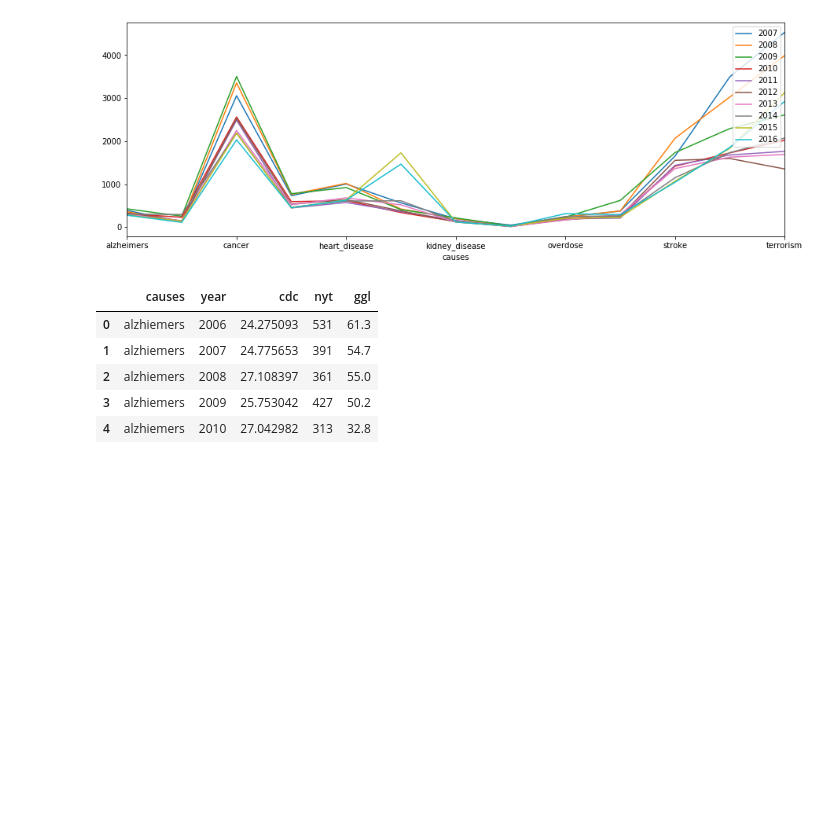
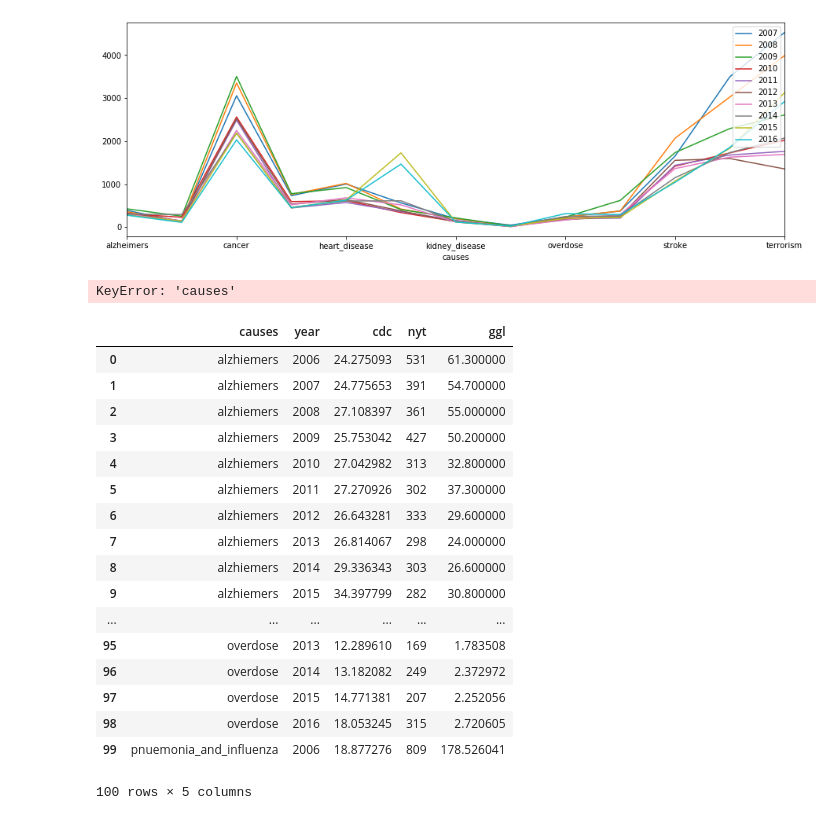
Before and after one commit to CalebChronowski/Data-Bootcamp-Project-1-Group-C, a Jupyter notebook: Untitled.ipynb, the cells around one changed output. Drawn from its saved outputs; the diff is of its cells as text; code cells hidden in the pictures; blank space fills up the shorter version.

```diff
--- a/Untitled.ipynb
+++ b/Untitled.ipynb
@@ -142,17 +147,34 @@ plt.legend(loc = 1)
 plt.savefig("NYT Causes by Year.png")
 # %% [output]
 [figure]
+# %%
+df_nyt_pivot.plot(kind='line',x='causes',y='year', color='red', figsize=(15,5))
+df_nyt_pivot.plot(kind='line',x='causes',y='year', color='blue', figsize=(15,5))
+# %% [output]
+KeyError: 'causes'
 # %%
 joined_to_load = 'Resources/joined.csv'
 joined_csv = pd.read_csv(joined_to_load)
 joined_df = pd.DataFrame(joined_csv)
-joined_df.head()
+joined_df.head(100)
 # %% [output]
 |  | causes | year | cdc | nyt | ggl |
-| 0 | alzhiemers | 2006 | 24.275093 | 531 | 61.3 |
-| 1 | alzhiemers | 2007 | 24.775653 | 391 | 54.7 |
-| 2 | alzhiemers | 2008 | 27.108397 | 361 | 55.0 |
-| 3 | alzhiemers | 2009 | 25.753042 | 427 | 50.2 |
-| 4 | alzhiemers | 2010 | 27.042982 | 313 | 32.8 |
+| 0 | alzhiemers | 2006 | 24.275093 | 531 | 61.300000 |
+| 1 | alzhiemers | 2007 | 24.775653 | 391 | 54.700000 |
+| 2 | alzhiemers | 2008 | 27.108397 | 361 | 55.000000 |
+| 3 | alzhiemers | 2009 | 25.753042 | 427 | 50.200000 |
+| 4 | alzhiemers | 2010 | 27.042982 | 313 | 32.800000 |
+| 5 | alzhiemers | 2011 | 27.270926 | 302 | 37.300000 |
+| 6 | alzhiemers | 2012 | 26.643281 | 333 | 29.600000 |
+| 7 | alzhiemers | 2013 | 26.814067 | 298 | 24.000000 |
+| 8 | alzhiemers | 2014 | 29.336343 | 303 | 26.600000 |
+| 9 | alzhiemers | 2015 | 34.397799 | 282 | 30.800000 |
+| ... | ... | ... | ... | ... | ... |
+| 95 | overdose | 2013 | 12.289610 | 169 | 1.783508 |
+| 96 | overdose | 2014 | 13.182082 | 249 | 2.372972 |
+| 97 | overdose | 2015 | 14.771381 | 207 | 2.252056 |
+| 98 | overdose | 2016 | 18.053245 | 315 | 2.720605 |
+| 99 | pnuemonia_and_influenza | 2006 | 18.877276 | 809 | 178.526041 |
+100 rows × 5 columns
 # %%
 #compare heart_disease, stroke, and diabetes in line graph
```
Also changed, not shown: parts of 3 cells of this notebook, 2 other files.
